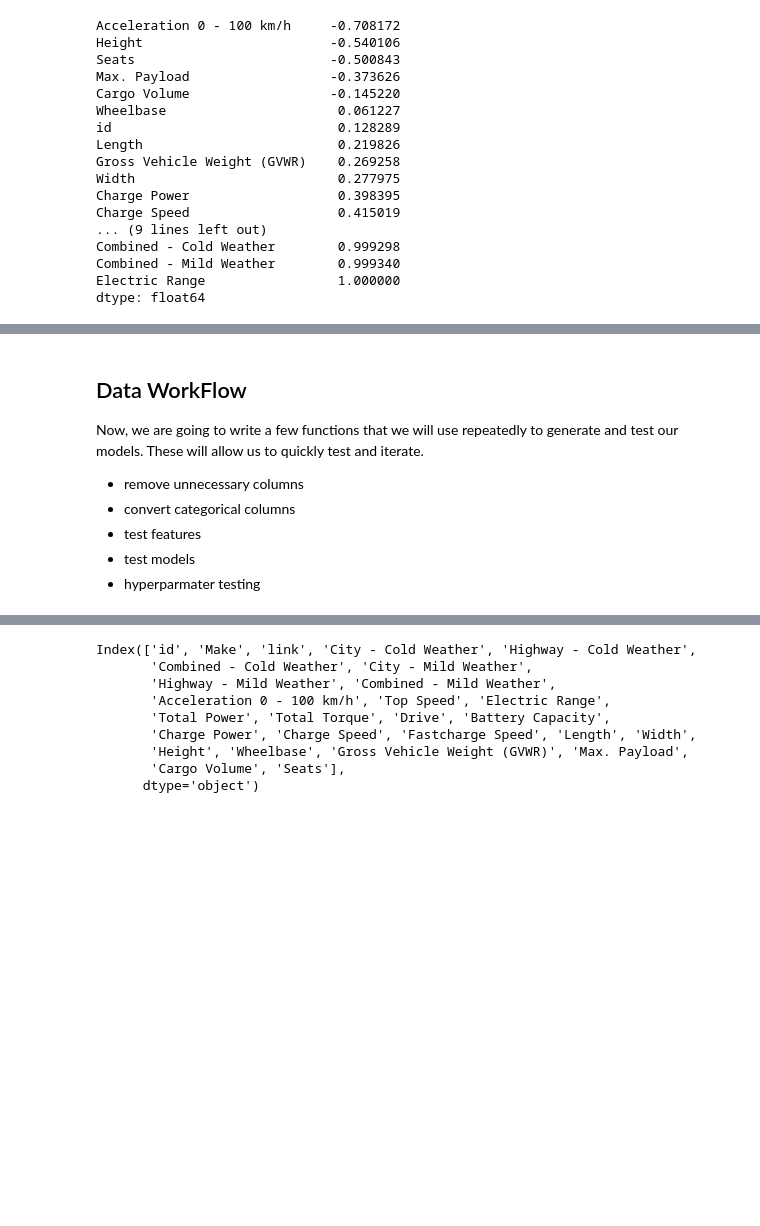
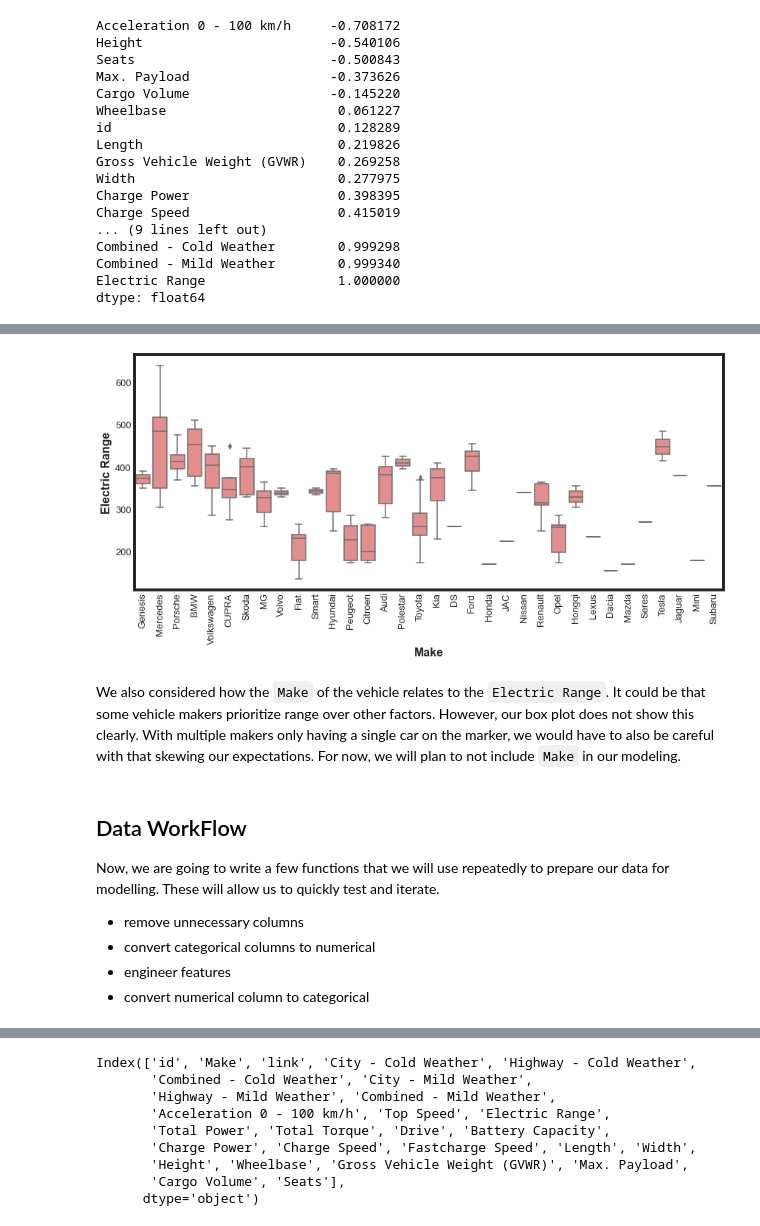
Before and after one commit to joshfuchs/DataScience_projects, a Jupyter notebook: electric_vehicles.ipynb, the cells around one changed output, grey strips where cells are left out. Drawn from its saved outputs; the diff is of its cells as text; code cells hidden in the pictures; blank space fills up the shorter version.

````diff
--- a/electric_vehicles.ipynb
+++ b/electric_vehicles.ipynb
@@ -279,13 +291,24 @@ dtype: float64
+# %%
+plt.figure(figsize=(12,6))
+sns.boxplot(x='Make',y='Electric Range',data=ev,color='lightcoral')
+plt.xticks(fontsize=13,rotation=90)
+plt.yticks(fontsize=13)
+plt.xlabel('Make',fontsize=16)
+plt.ylabel('Electric Range',fontsize=16)
+plt.show()
+# %% [output]
+[figure, added]
+# %% [markdown]
+We also considered how the ```Make``` of the vehicle relates to the ```Electric Range```. It could be that some vehicle makers prioritize range over other factors. However, our box plot does not show this clearly. With multiple makers only having a single car on the marker, we would have to also be careful with that skewing our expectations. For now, we will plan to not include ```Make``` in our modeling.
 # %% [markdown]
 ## Data WorkFlow
 
-Now, we are going to write a few functions that we will use repeatedly to generate and test our models. These will allow us to quickly test and iterate.
+Now, we are going to write a few functions that we will use repeatedly to prepare our data for modelling. These will allow us to quickly test and iterate.
 
 - remove unnecessary columns
-- convert categorical columns
-- test features
-- test models
-- hyperparmater testing
+- convert categorical columns to numerical
+- engineer features
+- convert numerical column to categorical
 # %%
 def remove_columns(df,cols):
     '''Removes columns from dataframe and returns new dataframe
````
Also changed, not shown: parts of 21 cells of this notebook.
